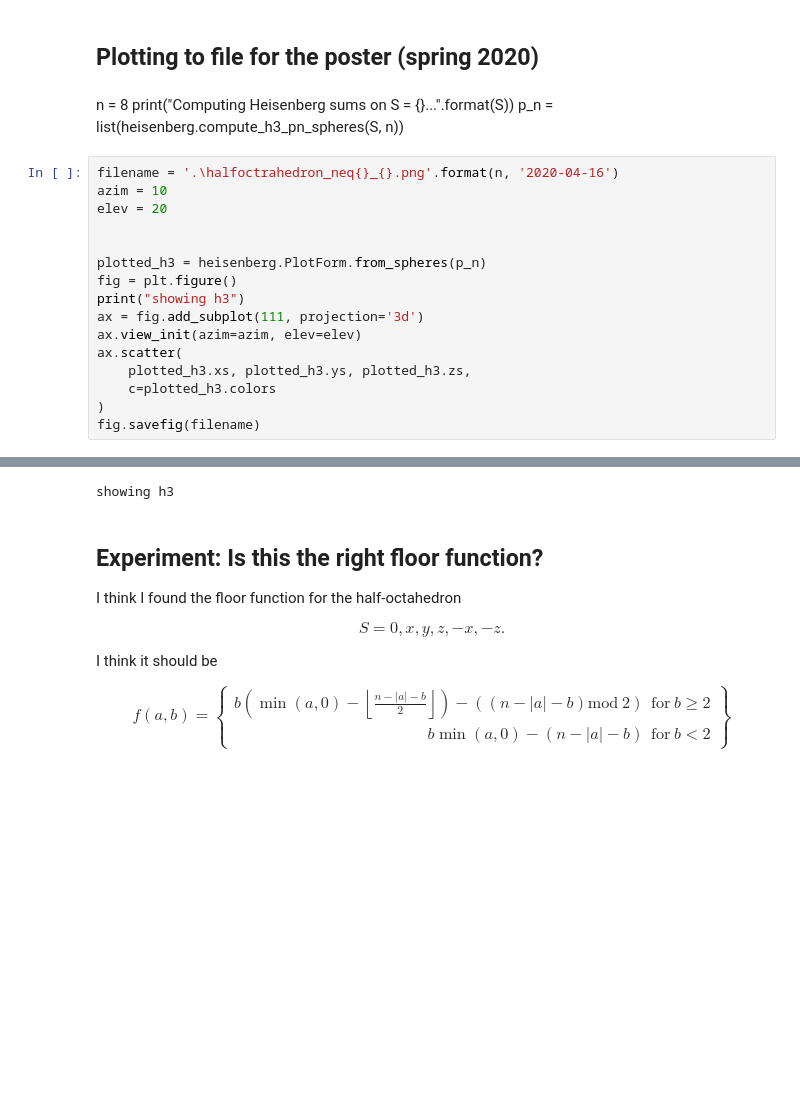
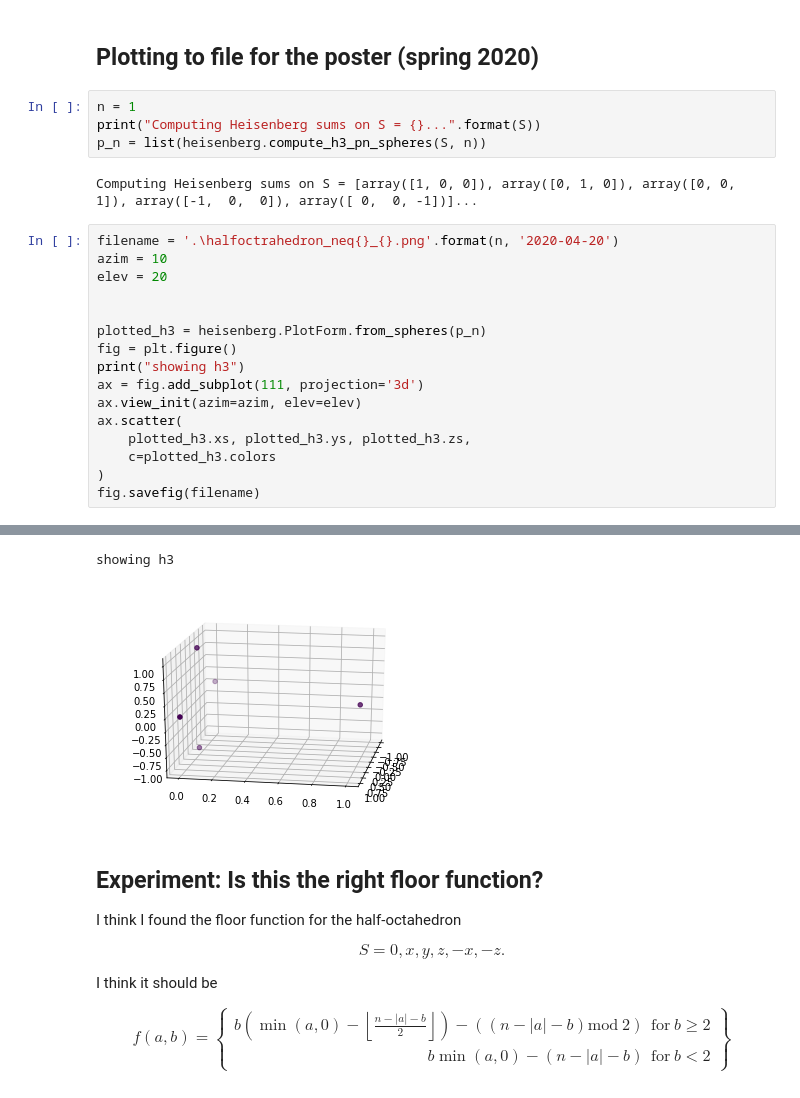
Before and after one commit to UKYMathLab/Heisenberg, a Jupyter notebook: notebooks/Heisenberg_Octahedron.ipynb, the cells around one changed output, grey strips where cells are left out. Cells and saved outputs as stored; diff of their text form; blank space fills up the shorter version.

```diff
--- a/notebooks/Heisenberg_Octahedron.ipynb
+++ b/notebooks/Heisenberg_Octahedron.ipynb
@@ -396,12 +395,14 @@ plotted_h3.plotme(fig)
 plt.show()
 # %% [markdown]
 ## Plotting to file for the poster (spring 2020)
-# %% [markdown]
-n = 8
-print("Computing Heisenberg sums on S = {}...".format(S))
-p_n = list(heisenberg.compute_h3_pn_spheres(S, n))
+# %%
+n = 1
+print("Computing Heisenberg sums on S = {}...".format(S))
+p_n = list(heisenberg.compute_h3_pn_spheres(S, n))
+# %% [output]
+Computing Heisenberg sums on S = [array([1, 0, 0]), array([0, 1, 0]), array([0, 0, 1]), array([-1,  0,  0]), array([ 0,  0, -1])]...
 # %%
-filename = '.\halfoctrahedron_neq{}_{}.png'.format(n, '2020-04-16')
+filename = '.\halfoctrahedron_neq{}_{}.png'.format(n, '2020-04-20')
 azim = 10
 elev = 20
 
@@ -422,4 +421,5 @@ fig.savefig(filename)
 showing h3
+[figure, added]
 # %% [markdown]
 ## Experiment: Is this the right floor function?
 
```
Also changed, not shown: parts of 3 cells of this notebook.
